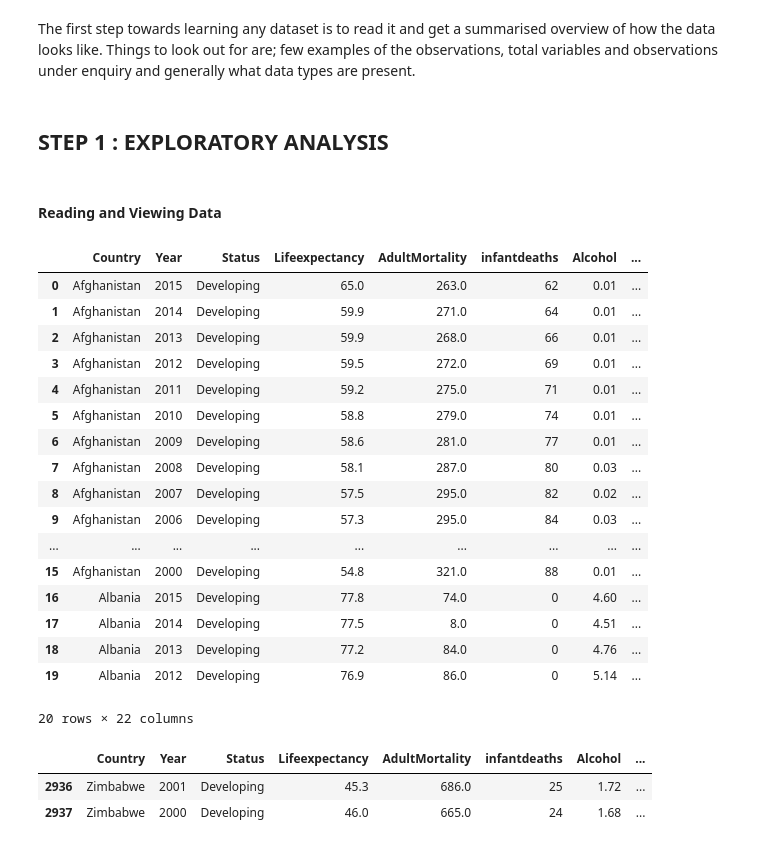
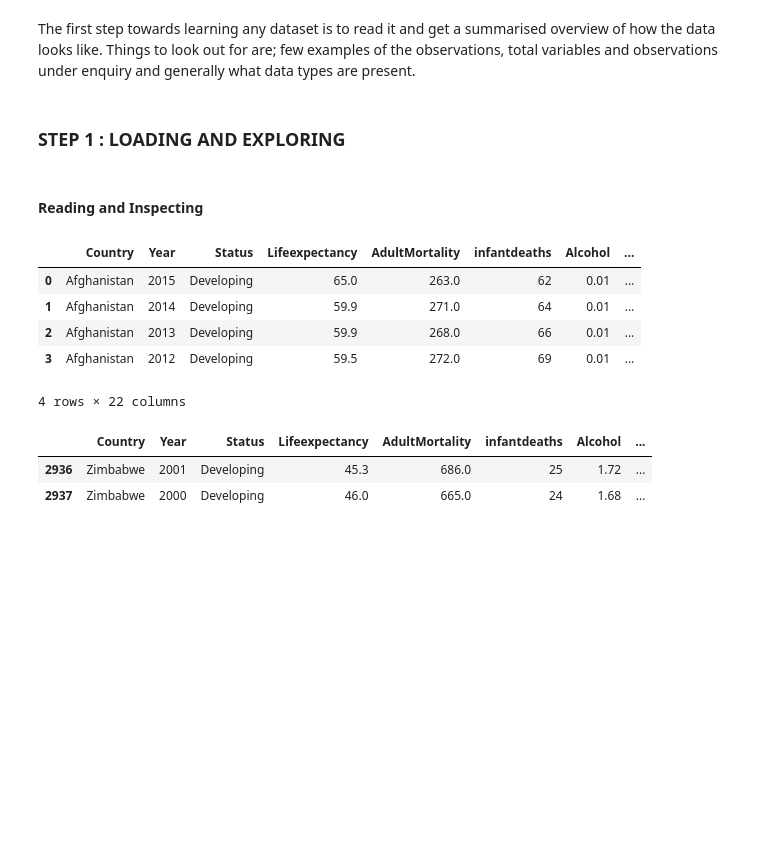
Before and after one commit to Swintabel/Life_expectancy, a Jupyter notebook: DataQA.ipynb, the cells around one changed output. Cells and saved outputs as stored; diff of their text form; code cells hidden in the pictures; blank space fills up the shorter version.

```diff
--- a/DataQA.ipynb
+++ b/DataQA.ipynb
@@ -45,34 +45,22 @@ Data is mostly presented in tables. It is important to know the information carr
 
 The first step towards learning any dataset is to read it and get a summarised overview of how the data looks like. Things to look out for are; few examples of the observations, total variables and observations under enquiry and generally what data types are present.
 # %% [markdown]
-## STEP 1 : EXPLORATORY ANALYSIS
+### STEP 1 : LOADING AND EXPLORING
 # %% [markdown]
-#### Reading and Viewing Data
+#### Reading and Inspecting
 # %%
 #reading in the data
 Life_Expectancy=pd.read_csv("led.csv")
 
 #a peak of the data
-Life_Expectancy.head(20)
+Life_Expectancy.head(4)
 # %% [output]
 |  | Country | Year | Status | Lifeexpectancy | AdultMortality | infantdeaths | Alcohol | ... |
 | 0 | Afghanistan | 2015 | Developing | 65.0 | 263.0 | 62 | 0.01 | ... |
 | 1 | Afghanistan | 2014 | Developing | 59.9 | 271.0 | 64 | 0.01 | ... |
 | 2 | Afghanistan | 2013 | Developing | 59.9 | 268.0 | 66 | 0.01 | ... |
 | 3 | Afghanistan | 2012 | Developing | 59.5 | 272.0 | 69 | 0.01 | ... |
-| 4 | Afghanistan | 2011 | Developing | 59.2 | 275.0 | 71 | 0.01 | ... |
-| 5 | Afghanistan | 2010 | Developing | 58.8 | 279.0 | 74 | 0.01 | ... |
-| 6 | Afghanistan | 2009 | Developing | 58.6 | 281.0 | 77 | 0.01 | ... |
-| 7 | Afghanistan | 2008 | Developing | 58.1 | 287.0 | 80 | 0.03 | ... |
-| 8 | Afghanistan | 2007 | Developing | 57.5 | 295.0 | 82 | 0.02 | ... |
-| 9 | Afghanistan | 2006 | Developing | 57.3 | 295.0 | 84 | 0.03 | ... |
-| ... | ... | ... | ... | ... | ... | ... | ... | ... |
-| 15 | Afghanistan | 2000 | Developing | 54.8 | 321.0 | 88 | 0.01 | ... |
-| 16 | Albania | 2015 | Developing | 77.8 | 74.0 | 0 | 4.60 | ... |
-| 17 | Albania | 2014 | Developing | 77.5 | 8.0 | 0 | 4.51 | ... |
-| 18 | Albania | 2013 | Developing | 77.2 | 84.0 | 0 | 4.76 | ... |
-| 19 | Albania | 2012 | Developing | 76.9 | 86.0 | 0 | 5.14 | ... |
-20 rows × 22 columns
+4 rows × 22 columns
 # %%
 #last data observations
 Life_Expectancy.tail(2)
```
Also changed, not shown: parts of 4 cells of this notebook, 1 other file.
